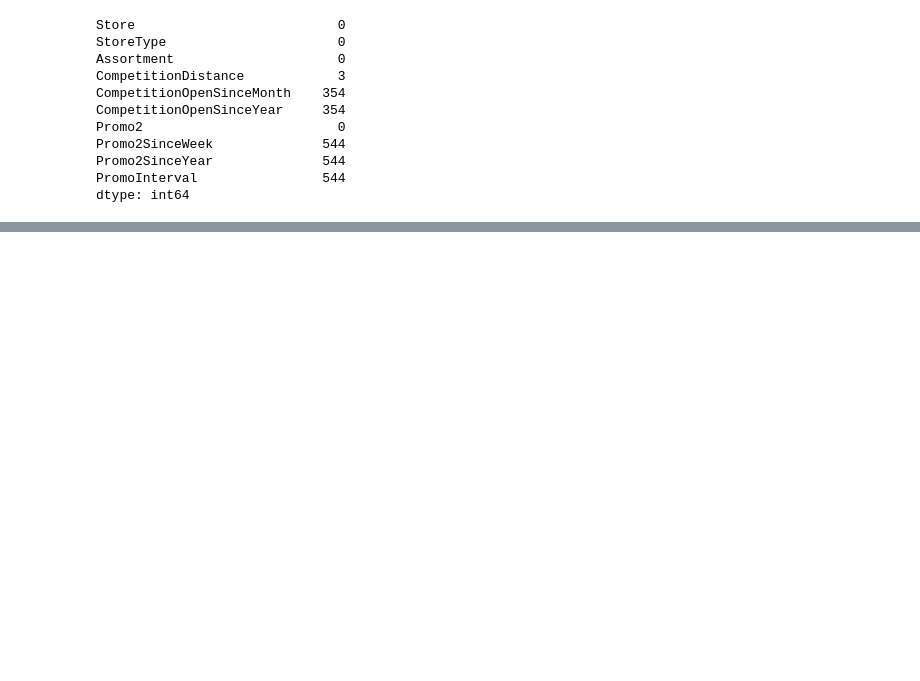
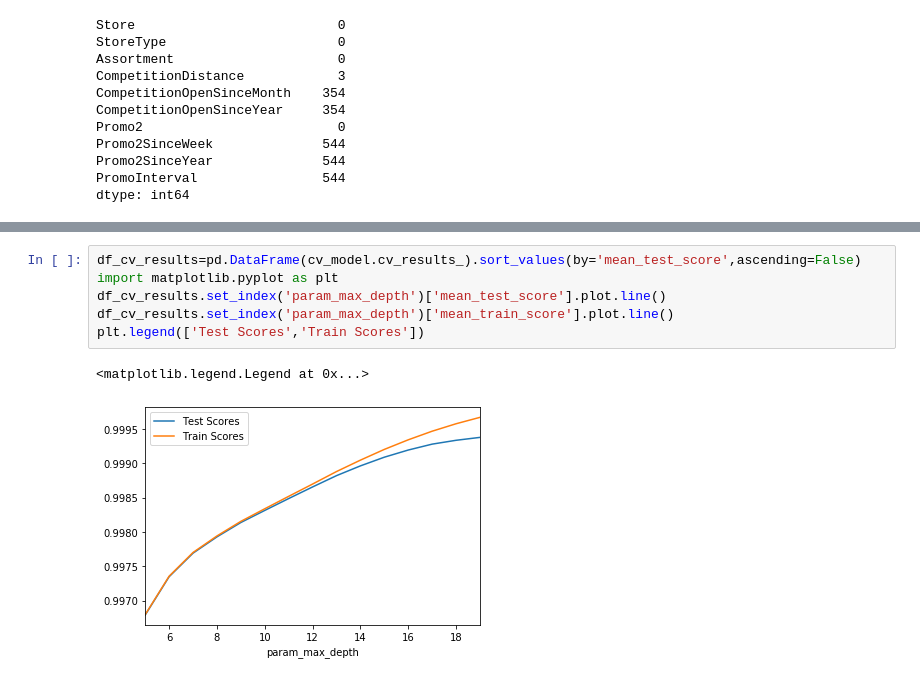
Before and after one commit to m-fzi/KagglePractice, a Jupyter notebook: rossmann/rossmann1.ipynb, the cells around one changed output, grey strips where cells are left out. Drawn from its saved outputs; the diff is of its cells as text; blank space fills up the shorter version.

```diff
--- a/rossmann/rossmann1.ipynb
+++ b/rossmann/rossmann1.ipynb
@@ -288,0 +602,9 @@ store['PromoInterval'].mode().iloc[0]
+# %%
+df_cv_results=pd.DataFrame(cv_model.cv_results_).sort_values(by='mean_test_score',ascending=False)
+import matplotlib.pyplot as plt
+df_cv_results.set_index('param_max_depth')['mean_test_score'].plot.line()
+df_cv_results.set_index('param_max_depth')['mean_train_score'].plot.line()
+plt.legend(['Test Scores','Train Scores'])
+# %% [output]
+<matplotlib.legend.Legend at 0x...>
+[figure, added]
```
Also changed, not shown: parts of 50 cells of this notebook, 1 other file.
